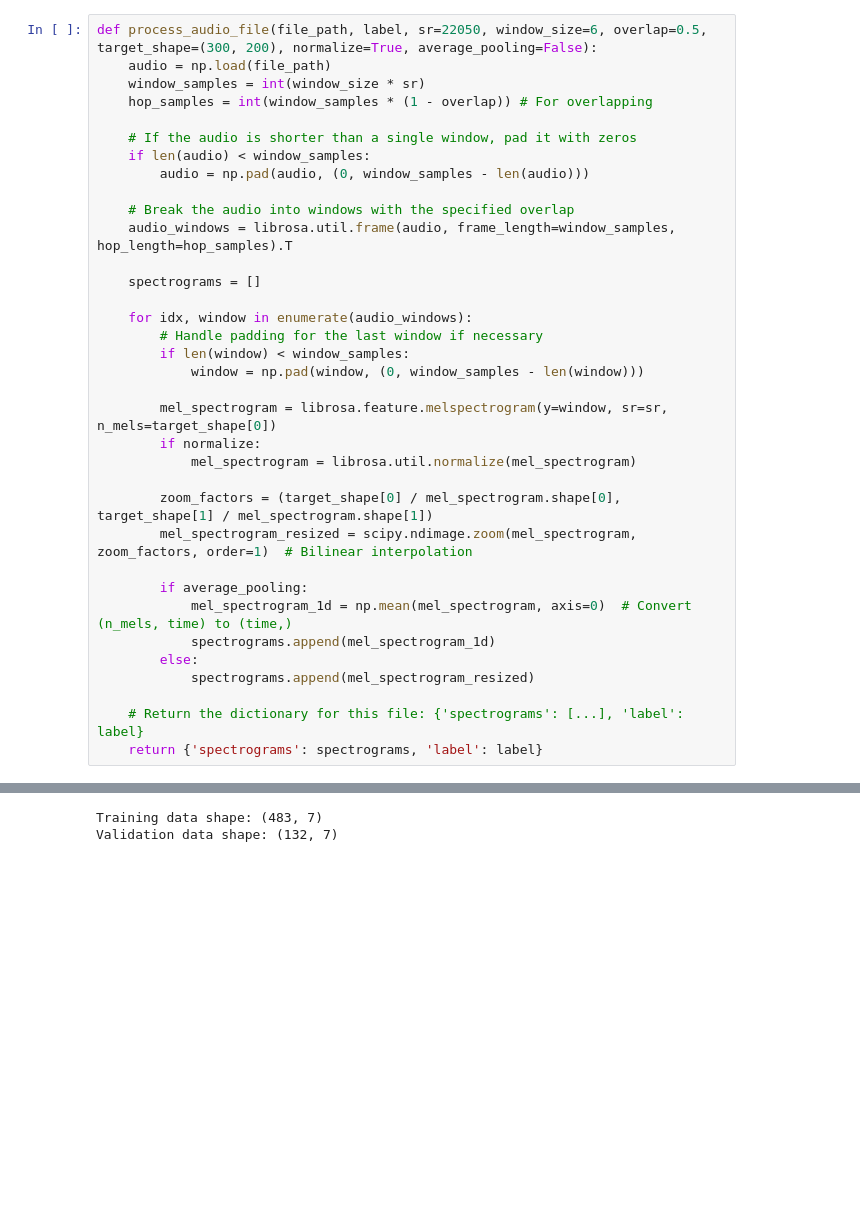
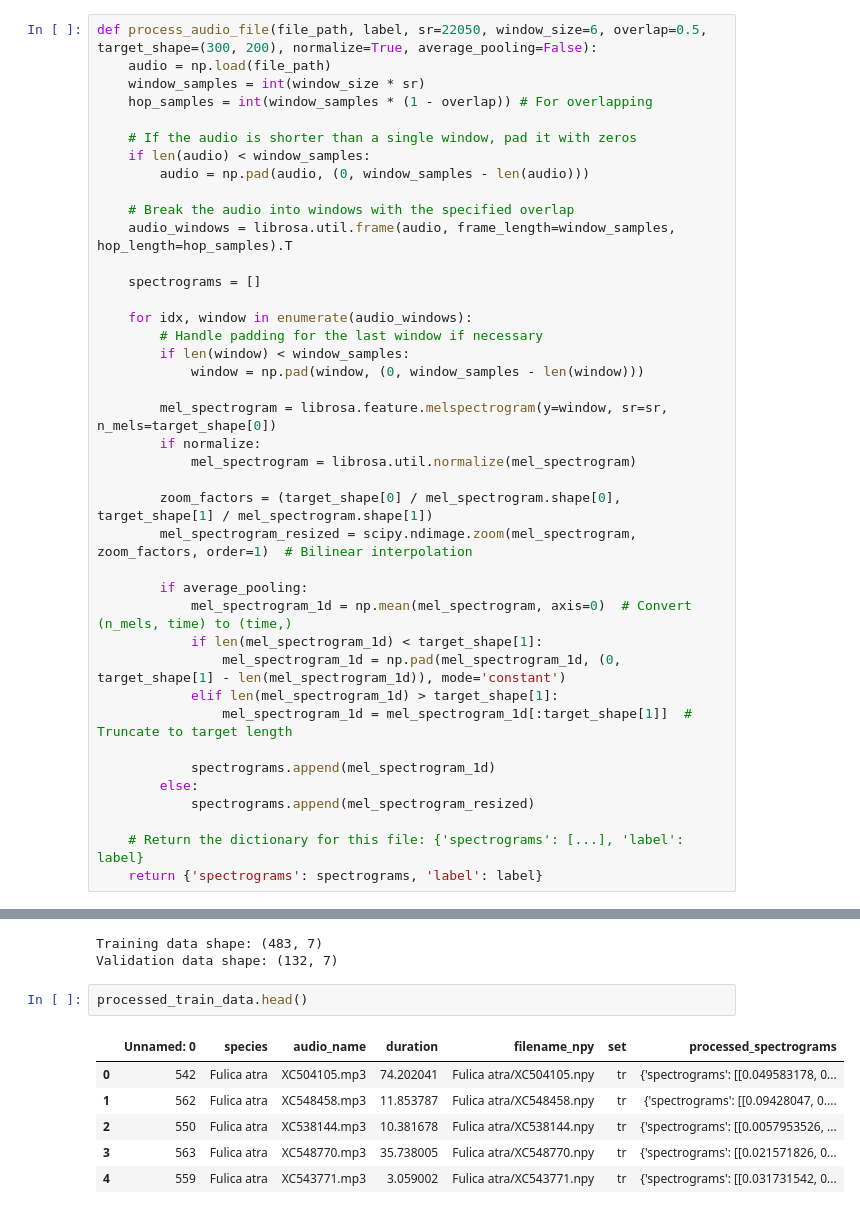
Before and after one commit to Thato-Mot/Final-Version-Of-Bird-Classification-Project, a Jupyter notebook: Stage-1/stage-1-train-val-split.ipynb, the cells around one changed output, grey strips where cells are left out. Drawn from its saved outputs; the diff is of its cells as text; blank space fills up the shorter version.

```diff
--- a/Stage-1/stage-1-train-val-split.ipynb
+++ b/Stage-1/stage-1-train-val-split.ipynb
@@ -265,6 +265,11 @@ def process_audio_file(file_path, label, sr=22050, window_size=6, overlap=0.5, t
 
         if average_pooling:
             mel_spectrogram_1d = np.mean(mel_spectrogram, axis=0)  # Convert (n_mels, time) to (time,)
+            if len(mel_spectrogram_1d) < target_shape[1]:
+                mel_spectrogram_1d = np.pad(mel_spectrogram_1d, (0, target_shape[1] - len(mel_spectrogram_1d)), mode='constant')
+            elif len(mel_spectrogram_1d) > target_shape[1]:
+                mel_spectrogram_1d = mel_spectrogram_1d[:target_shape[1]]  # Truncate to target length
+
             spectrograms.append(mel_spectrogram_1d)
         else:
             spectrograms.append(mel_spectrogram_resized)
@@ -405,3 +540,12 @@ print(f"Validation data shape: {processed_val_data.shape}")
 # %% [output]
 Training data shape: (483, 7)
 Validation data shape: (132, 7)
+# %%
+processed_train_data.head()
+# %% [output]
+|  | Unnamed: 0 | species | audio_name | duration | filename_npy | set | processed_spectrograms |
+| 0 | 542 | Fulica atra | XC504105.mp3 | 74.202041 | Fulica atra/XC504105.npy | tr | {'spectrograms': [[0.049583178, 0... |
+| 1 | 562 | Fulica atra | XC548458.mp3 | 11.853787 | Fulica atra/XC548458.npy | tr | {'spectrograms': [[0.09428047, 0.... |
+| 2 | 550 | Fulica atra | XC538144.mp3 | 10.381678 | Fulica atra/XC538144.npy | tr | {'spectrograms': [[0.0057953526, ... |
+| 3 | 563 | Fulica atra | XC548770.mp3 | 35.738005 | Fulica atra/XC548770.npy | tr | {'spectrograms': [[0.021571826, 0... |
+| 4 | 559 | Fulica atra | XC543771.mp3 | 3.059002 | Fulica atra/XC543771.npy | tr | {'spectrograms': [[0.031731542, 0... |
```
Also changed, not shown: parts of 6 cells of this notebook, 1 other file.
